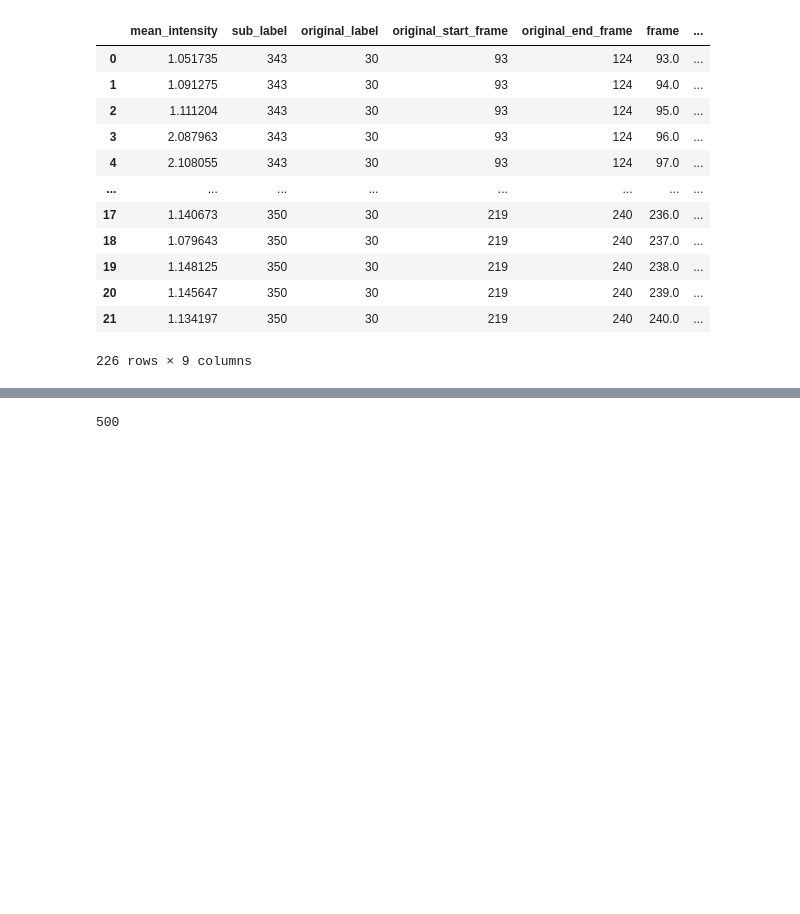
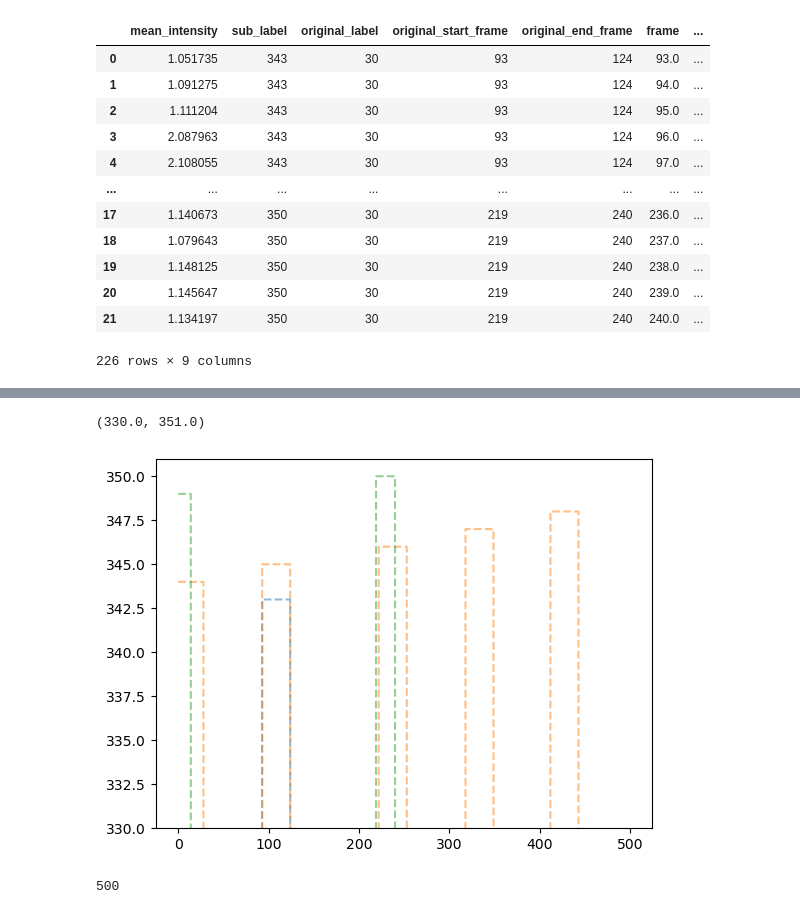
Before and after one commit to zoccoler/napari-signal-classifier, a Jupyter notebook: notebooks/WIP_sub_signal_classification_step_by_step.ipynb, the cells around one changed output, grey strips where cells are left out. Cells and saved outputs as stored; diff of their text form; code cells hidden in the pictures; blank space fills up the shorter version.

```diff
--- a/notebooks/WIP_sub_signal_classification_step_by_step.ipynb
+++ b/notebooks/WIP_sub_signal_classification_step_by_step.ipynb
@@ -988,3 +1070,10 @@ current_label_sub_table
+# %%
+for arry in sub_label_array_list:
+    plt.plot(arry, '--', alpha=0.5, )
+plt.ylim(330, 351)
+# %% [output]
+(330.0, 351.0)
+[figure, added]
 # %%
 current_label_array_length = len(table[table['label'] == current_label]['mean_intensity'].values)
 current_label_array_length
```
Also changed, not shown: parts of 10 cells of this notebook, 1 other file.
